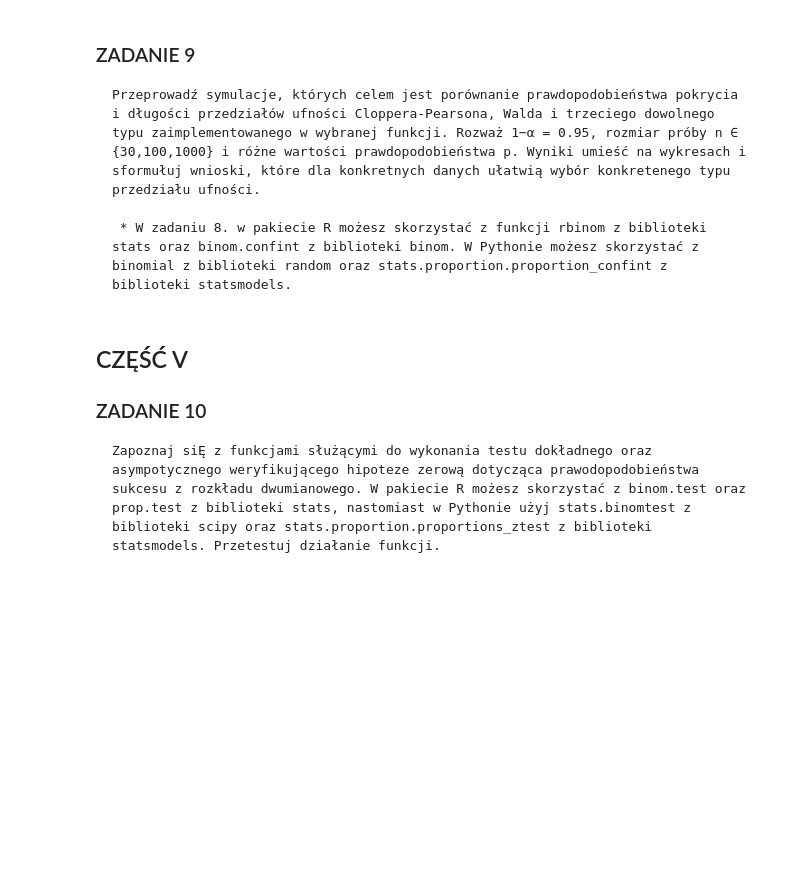
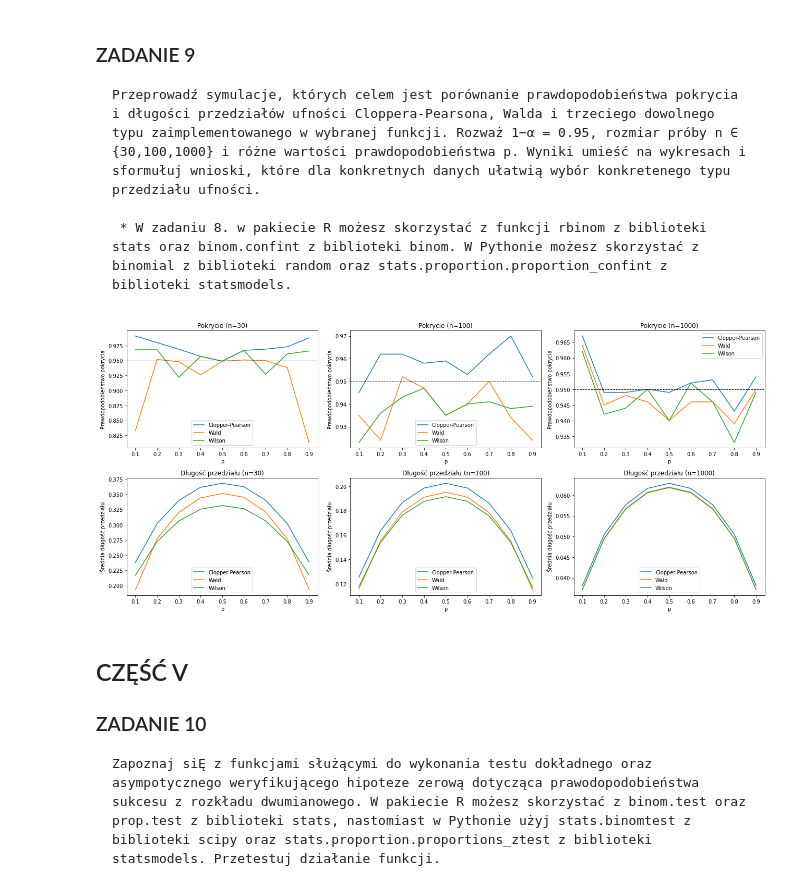
Before and after one commit to Jagaxxx/ADA_raporty, a Jupyter notebook: raport1/raport_l1.ipynb, the cells around one changed output. Saved outputs shown, nothing was run; the diff lists cells and outputs as text; code cells hidden in the pictures; blank space fills up the shorter version.

```diff
--- a/raport1/raport_l1.ipynb
+++ b/raport1/raport_l1.ipynb
@@ -447,3 +503,14 @@ Empiryczna wariancja: [2.07817296 1.59834224 2.45539424]
 # %% [markdown]
 ### ZADANIE 8
      Zapoznaj się z funkcjami do generowania zmiennych losowych z rozkładu dwumianowego oraz do wyznaczania przedziałów ufności dla parametru p. Przetestuj ich działanie.
+# %%
+n = 100
+p = 0.5
+
+simulated_data = binomial(n=1, p=p, size=n)
+successes = np.sum(simulated_data)
+
+confidence = 0.95
+ci_statsmodels = proportion_confint(count=successes, nobs=n, alpha=1-confidence, method='wilson')
+
+print(f"Przedział ufności dla symulowanych danych: {ci_statsmodels}")
@@ -452,3 +521,9 @@ Empiryczna wariancja: [2.07817296 1.59834224 2.45539424]
     Przeprowadź symulacje, których celem jest porównanie prawdopodobieństwa pokrycia i długości przedziałów ufności Cloppera-Pearsona, Walda i trzeciego dowolnego typu zaimplementowanego w wybranej funkcji. Rozważ 1−α = 0.95, rozmiar próby n ∈ {30,100,1000} i różne wartości prawdopodobieństwa p. Wyniki umieść na wykresach i sformułuj wnioski, które dla konkretnych danych ułatwią wybór konkretenego typu przedziału ufności.
 
      * W zadaniu 8. w pakiecie R możesz skorzystać z funkcji rbinom z biblioteki stats oraz binom.confint z biblioteki binom. W Pythonie możesz skorzystać z binomial z biblioteki random oraz stats.proportion.proportion_confint z biblioteki statsmodels.
+# %%
+def wald_ci(successes, trials, confidence):
+    p_hat = successes / trials
+    z = 1.96
+    error = z * np.sqrt((p_hat * (1 - p_hat)) / trials)
+    return max(0, p_hat - error), min(1, p_hat + error)
@@ -455,3 +570,35 @@ Empiryczna wariancja: [2.07817296 1.59834224 2.45539424]
+# %%
+n_values = [30, 100, 1000]
+p_values = np.linspace(0.1, 0.9, 9)
+confidence = 0.95
+iterations = 1000
+
+results = simulate_intervals(n_values, p_values, confidence, iterations)
+
+fig, axes = plt.subplots(2, len(n_values), figsize=(18, 8))
+
+for i, n in enumerate(n_values):
+    coverage, avg_length = results[n]
+
+    for method in coverage:
+        axes[0, i].plot(p_values, coverage[method], label=method)
+    axes[0, i].axhline(y=confidence, color='black', linestyle='--', linewidth=1)
+    axes[0, i].set_title(f'Pokrycie (n={n})')
+    axes[0, i].set_xlabel('p')
+    axes[0, i].set_ylabel('Prawdopodobieństwo pokrycia')
+    axes[0, i].legend()
+
+    for method in avg_length:
+        axes[1, i].plot(p_values, avg_length[method], label=method)
+    axes[1, i].set_title(f'Długość przedziału (n={n})')
+    axes[1, i].set_xlabel('p')
+    axes[1, i].set_ylabel('Średnia długość przedziału')
+    axes[1, i].legend()
+
+plt.tight_layout()
+plt.show()
+# %% [output]
+[figure, added]
 # %% [markdown]
 ## CZĘŚĆ V
 
```
Also changed, not shown: parts of 39 cells of this notebook.
